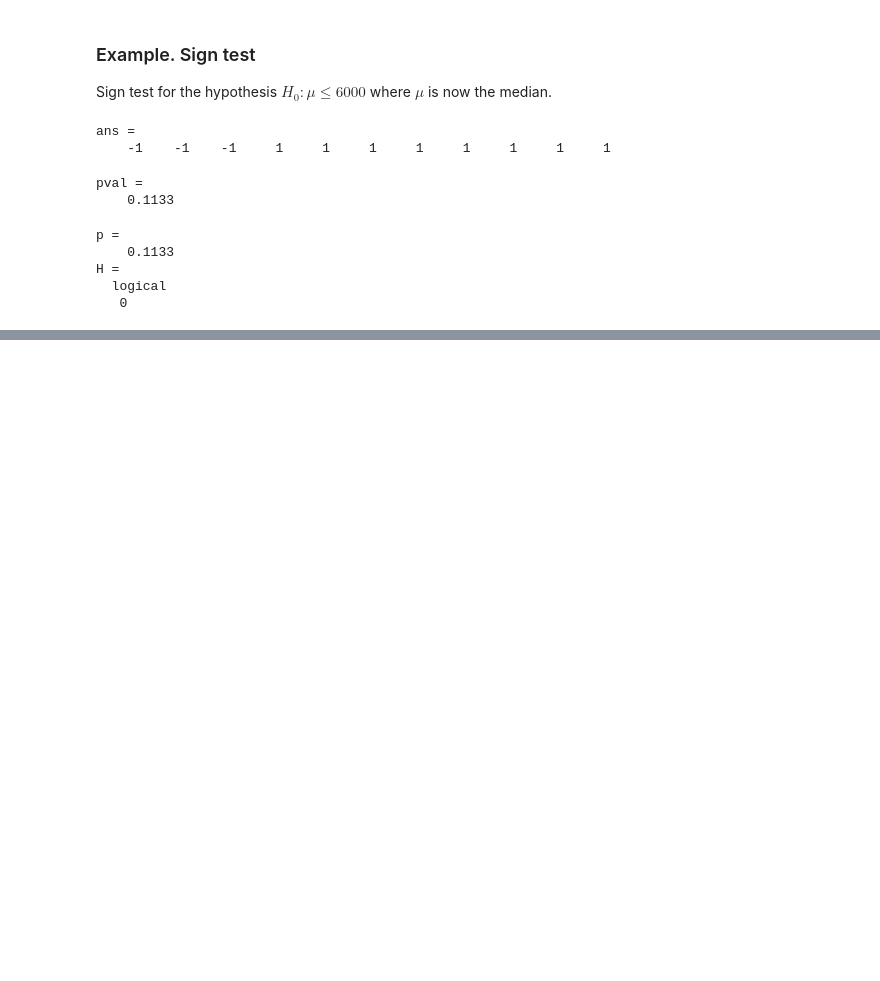
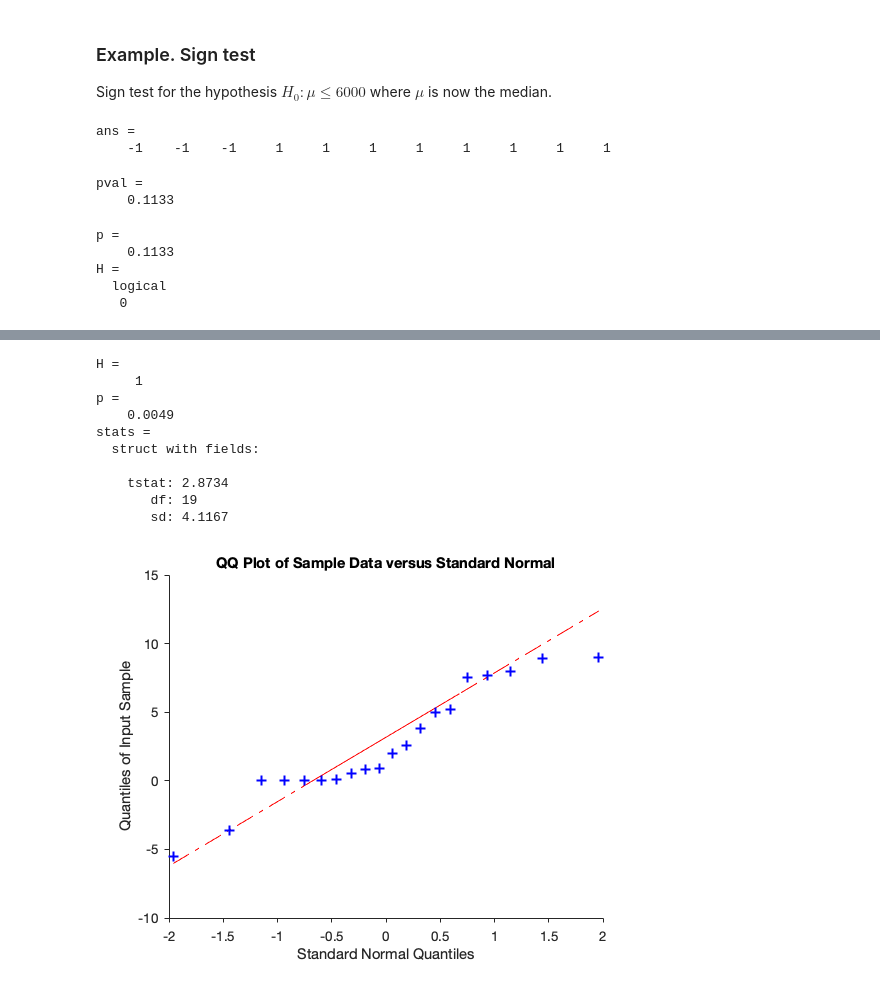
Before and after one commit to StaThin/statmat, a Jupyter notebook: jupyter/Chapter 4.ipynb, the cells around one changed output, grey strips where cells are left out. Cells and saved outputs as stored; diff of their text form; code cells hidden in the pictures; blank space fills up the shorter version.

```diff
--- a/jupyter/Chapter 4.ipynb
+++ b/jupyter/Chapter 4.ipynb
@@ -242,0 +257,7 @@ H =
+# %%
+before = [100.8 102.0 105.9 108.0 92.0 116.7 110.2 135.0 123.5 95.0 ...
+105.0 85.0 107.2 80.0 115.1 103.5 82.0 101.5 103.5 93.0]';
+after = [
+97.0 107.5 97.0 108.0 84.0 111.5 102.5 127.5 118.5 94.2 ...
+105.0 82.4 98.2 83.6 115.0 103.0 80.0 101.5 102.6 93.0]';
+XY = [before after]
@@ -242,0 +282,16 @@ H =
+# %%
+z = before - after;
+qqplot(z)
+[H, p, ~, stats] = ttest(z, 0, 'tail', 'right')
+# %% [output]
+H =
+     1
+p =
+    0.0049
+stats =
+  struct with fields:
+
+    tstat: 2.8734
+       df: 19
+       sd: 4.1167
+[figure, added]
```
Also changed, not shown: parts of 18 cells of this notebook.
